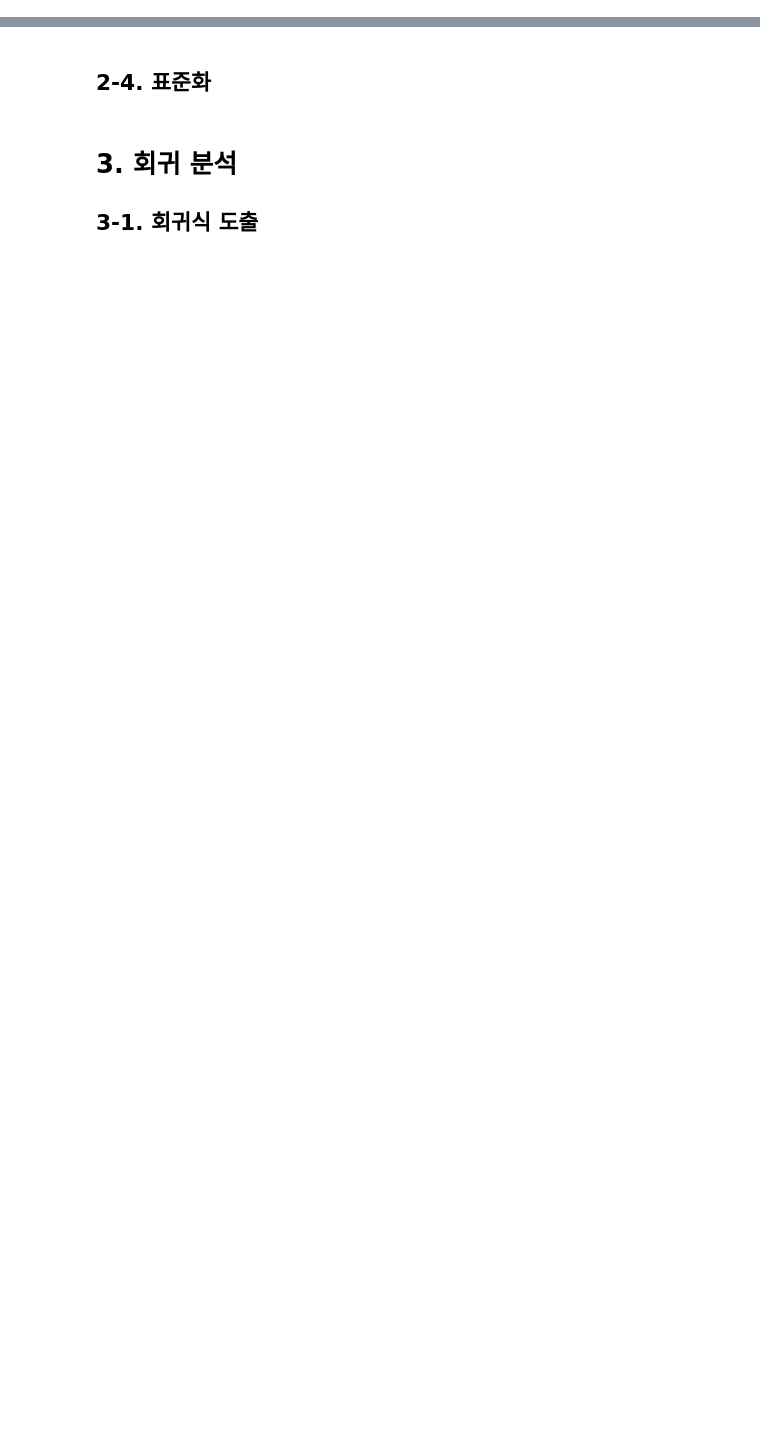
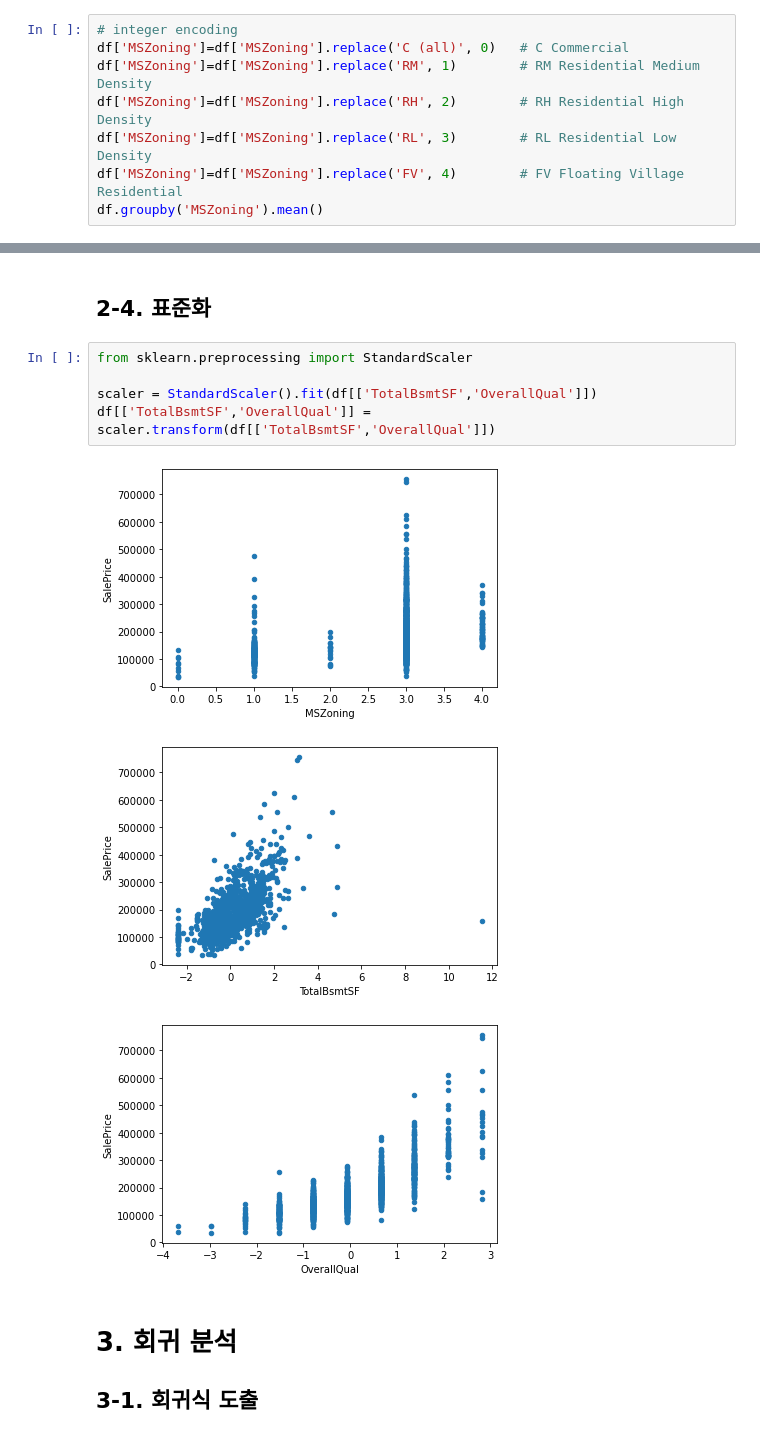
Before and after one commit to KihyoJung/AI_Studies, a Jupyter notebook: Mini_Project01_1_Template.ipynb, the cells around one changed output, grey strips where cells are left out. Saved outputs shown, nothing was run; the diff lists cells and outputs as text; blank space fills up the shorter version.

```diff
--- a/Mini_Project01_1_Template.ipynb
+++ b/Mini_Project01_1_Template.ipynb
@@ -24,0 +38,8 @@ df.head()
+# %%
+# integer encoding
+df['MSZoning']=df['MSZoning'].replace('C (all)', 0)   # C Commercial
+df['MSZoning']=df['MSZoning'].replace('RM', 1)        # RM Residential Medium Density
+df['MSZoning']=df['MSZoning'].replace('RH', 2)        # RH Residential High Density
+df['MSZoning']=df['MSZoning'].replace('RL', 3)        # RL Residential Low Density
+df['MSZoning']=df['MSZoning'].replace('FV', 4)        # FV Floating Village Residential
+df.groupby('MSZoning').mean()
@@ -29,5 +67,14 @@ df.head()
 # %% [markdown]
 ## 2-4. 표준화
+# %%
+from sklearn.preprocessing import StandardScaler
+
+scaler = StandardScaler().fit(df[['TotalBsmtSF','OverallQual']])
+df[['TotalBsmtSF','OverallQual']] = scaler.transform(df[['TotalBsmtSF','OverallQual']])
+# %% [output]
+[figure, added]
+[figure, added]
+[figure, added]
 # %% [markdown]
 # 3. 회귀 분석
 ## 3-1. 회귀식 도출
```
Also changed, not shown: parts of 10 cells of this notebook.
